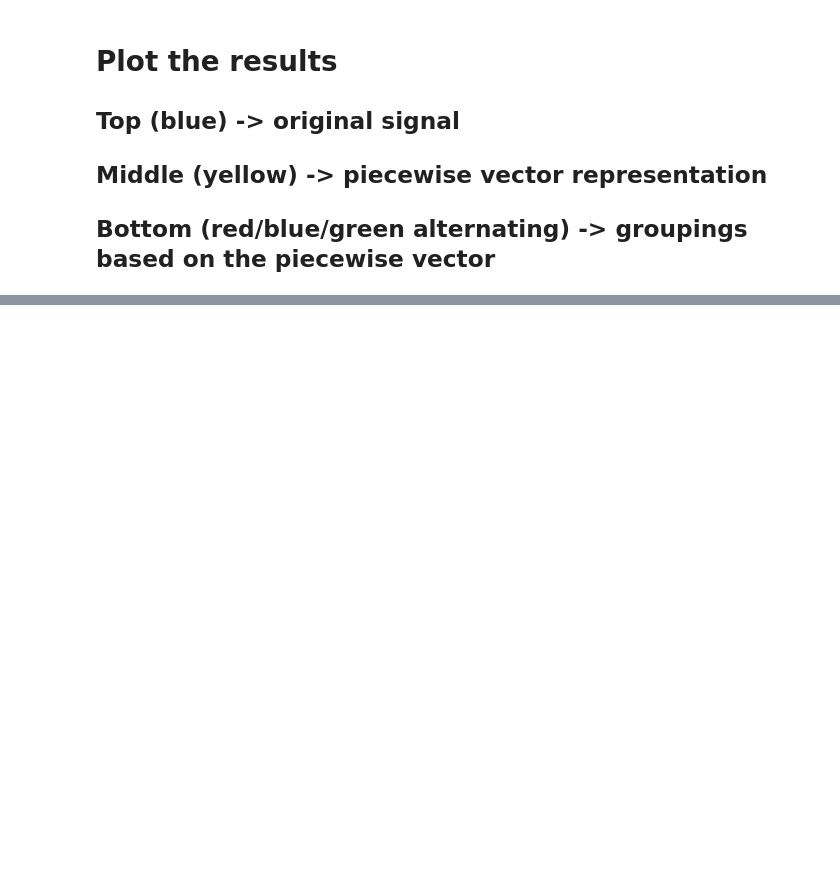
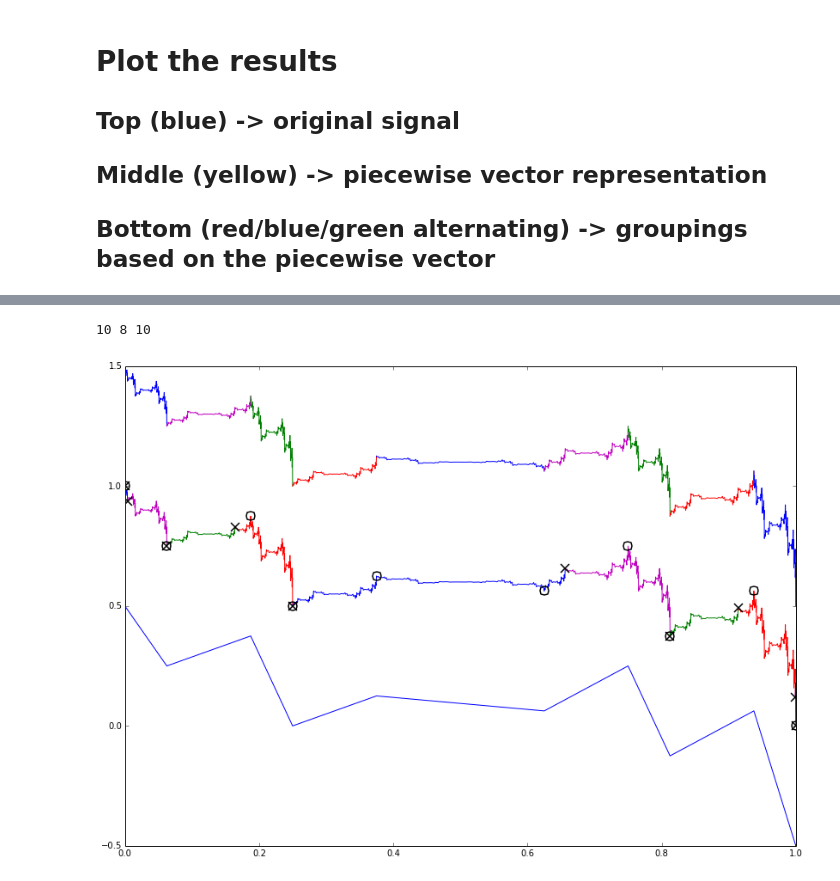
Before and after one commit to buckie/wtmm-python, a Jupyter notebook: notebooks/version 0.2 demo.ipynb, the cells around one changed output, grey strips where cells are left out. Cells and saved outputs as stored; diff of their text form; code cells hidden in the pictures; blank space fills up the shorter version.

Commit message:
more work on getting the system to function, I think the issue is the sampling of the original signal
Signed-off-by: buckie <wjmartino@gmail.com>

```diff
--- a/notebooks/version 0.2 demo.ipynb
+++ b/notebooks/version 0.2 demo.ipynb
@@ -66,9 +68,12 @@ def build_extrema(bifucations, num):
 
     return sorted(exts)
 
-def plot_results(sig_x, sig_y, bifucations, iterations):
+def plot_results(sig_x, sig_y, bifucations, iterations, invert=False):
 
-    true_x, true_y = financial_cartoon(Iterations=iterations, Multifractal=False)
+    true_x, true_y = financial_cartoon(Iterations=iterations, Multifractal=True)
+
+    if invert:
+        true_y = (true_y *-1)+1
 
     bi_cnt = len(true_x) - 2
 
@@ -134,12 +139,3 @@ def plot_results(sig_x, sig_y, bifucations, iterations):
 
     plt.ylim([-0.5,1.5])
     plt.show()
-
-def presults(iterations=0):
-    plot_results(cartoon_t, cartoon_s, bifucations, iterations)
-
-interact(presults, iterations=(0,5,1))
-
-# Top (blue) -> original signal
-# Middle (yellow) -> piecewise vector representation
-# Bottom (red/blue/green alternating) -> groupings based on the piecewise vector
@@ -172,0 +155,17 @@ array([False,  True,  True,  True,  True,  True,  True,  True,  True,
+# %%
+signal_invert = (cartoon_s*-1) + 1
+bifuc_invert = wtmm(signal_invert, width_step=0.25, max_scale=150, plot=False)
+
+def presults_invert(iterations=0):
+    plot_results(cartoon_t, signal_invert,
+                 bifuc_invert,
+                 iterations, invert=True)
+
+interact(presults_invert, iterations=(0,5,1))
+
+# Top (blue) -> original signal
+# Middle (yellow) -> piecewise vector representation
+# Bottom (red/blue/green alternating) -> groupings based on the piecewise vector
+# %% [output]
+10 8 10
+[figure, added]
```
Also changed, not shown: parts of 9 cells of this notebook, 3 other files.
